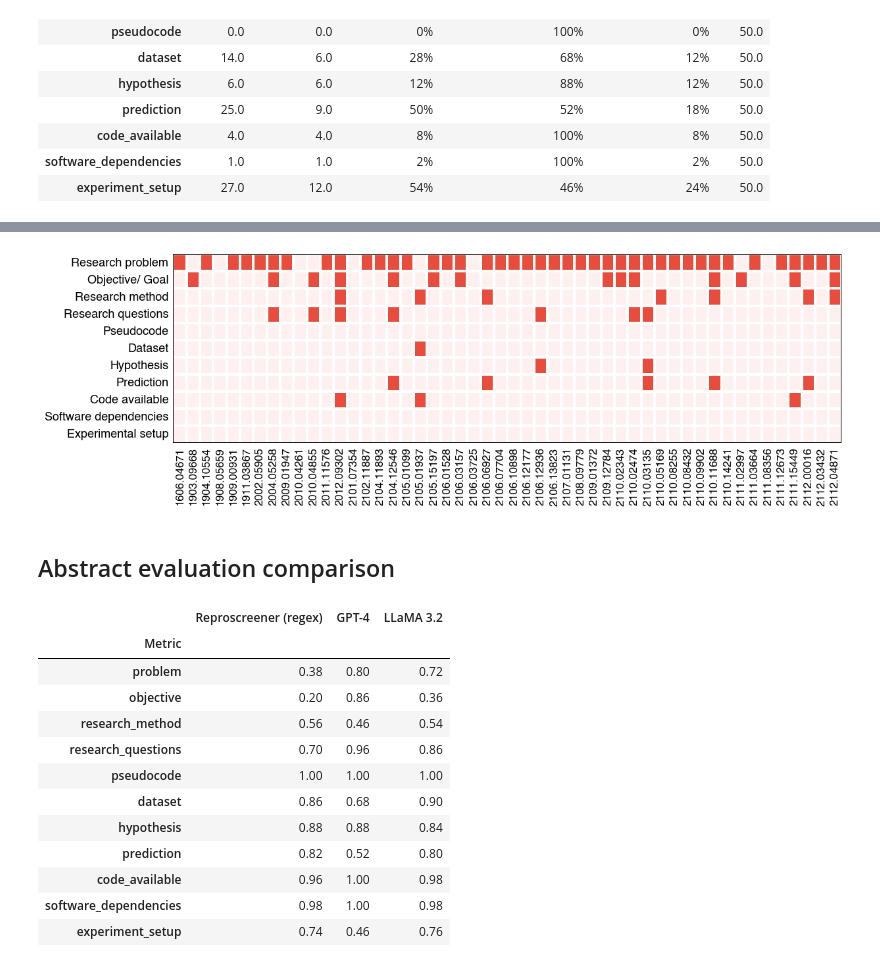
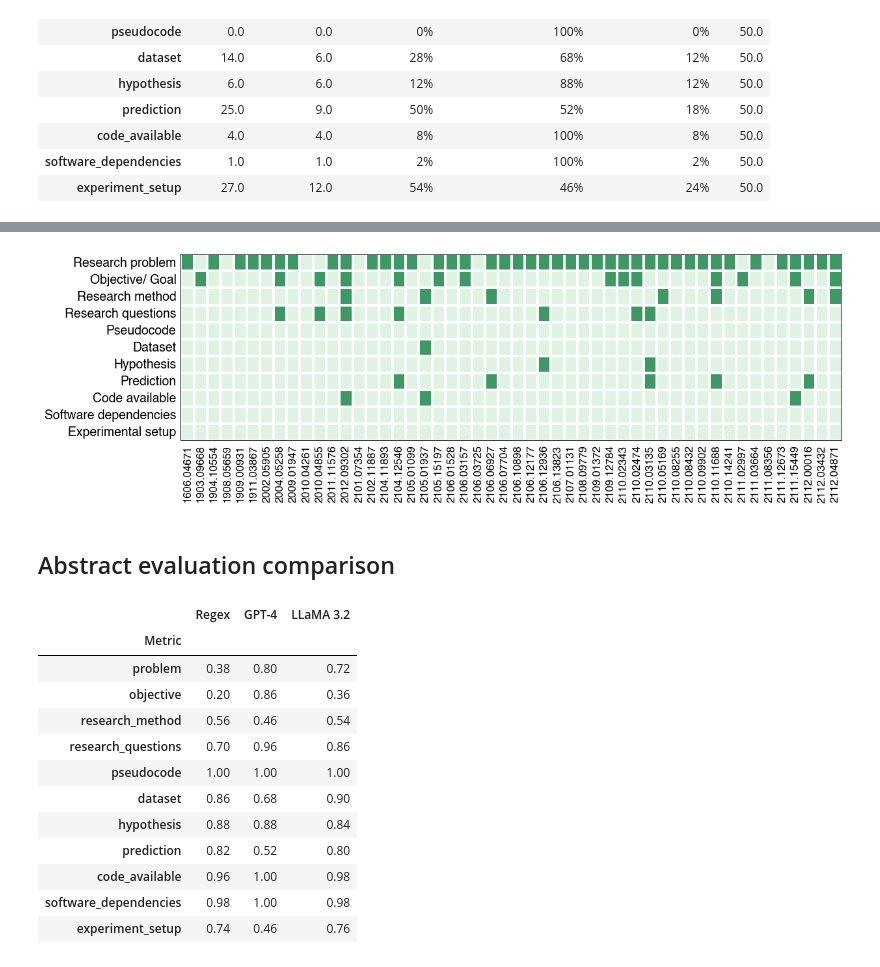
Before and after one commit to Machine-Learning-Pipelines/reproscreener, a Jupyter notebook: docs/manual_evaluation_explorer.ipynb, the cells around one changed output, grey strips where cells are left out. Drawn from its saved outputs; the diff is of its cells as text; code cells hidden in the pictures.

```diff
--- a/docs/manual_evaluation_explorer.ipynb
+++ b/docs/manual_evaluation_explorer.ipynb
@@ -68,7 +68,7 @@ plt.rcParams['font.sans-serif'] = ['Helvetica','IBM Plex Sans', 'Inter', 'Fira S
 # plt.rcParams['font.weight'] = 'medium'
 # plt.rcParams['font.size'] = 12
 # color to #343A40
-plt.rcParams['text.color'] = '#343A40'
+plt.rcParams['text.color'] = '#1E1E1E'
 # plt.rcParams['font.sans-serif'] = prop.get_name()
 thesis_figures_dir = "../../USCthesis/figures/"
 current_figures_dir = "../reports/figures/"
@@ -369,37 +369,38 @@ def plot_heatmap_llama(metrics_display_map):
     heatmap_df.index = [metrics_display_map.get(m, m.replace("_", " ").title()) for m in heatmap_df.index]
 
     # Two-color scheme (empty, filled)
-    custom_cmap = ListedColormap(["#FFF0F0", "#E74C3C"])
+    # custom_cmap = ListedColormap(["#FFF0F0", "#E74C3C"])
+    custom_cmap = ListedColormap(["#DFF3E3", "#3D9963"])
 
     fig, ax = plt.subplots(figsize=(12, 4), tight_layout={"pad": 1.5})
 
     # Black frame
     ax.axhline(y=0, color="k", linewidth=1.5)
     ax.axvline(x=0, color="k", linewidth=1.5)
     ax.axhline(y=heatmap_df.shape[0], color="k", linewidth=1.5)
     ax.axvline(x=heatmap_df.shape[1], color="k", linewidth=1.5)
 
     sns.heatmap(heatmap_df, cmap=custom_cmap, cbar=False, linewidths=1.5, ax=ax)
 
     # ax.set(xlabel="Paper", ylabel="Metric")
     # plt.title("LLama 3.2 evaluations on manuscript abstracts")
     ax.set(xlabel="")
     plt.subplots_adjust(top=0.95, left=0.15, right=0.95)
     plt.tight_layout()
     plt.tick_params(axis='both', size=0, pad=5)
 
     for tick in ax.get_xticklabels():
         tick.set_fontsize(12)
     for tick in ax.get_yticklabels():
-        tick.set_fontsize(13)
+        tick.set_fontsize(14)
     plt.savefig(current_figures_dir + "hm_abstract_llama32.png", dpi=1280, bbox_inches="tight")
     plt.savefig(thesis_figures_dir + "hm_abstract_llama32.png", dpi=1280, bbox_inches="tight")
 
     plt.show()
 
 plot_heatmap_llama(metrics_display_map)
 # %% [output]
-[figure, old version]
+[figure, new version]
 # %% [markdown]
 ## Abstract evaluation comparison
 # %%
@@ -409,7 +410,7 @@ abstract_results_gpt4_df.gpt_manual_agreement
 abstract_results_llama32_df.llama32_manual_agreement
 
 merged_agreement_results = pd.DataFrame({
-    'Reproscreener (regex)': abstract_results_regex_df['regex_manual_agreement'],
+    'Regex': abstract_results_regex_df['regex_manual_agreement'],
     'GPT-4': abstract_results_gpt4_df['gpt_manual_agreement'],
     'LLaMA 3.2': abstract_results_llama32_df['llama32_manual_agreement']
 })
@@ -417,7 +418,7 @@ merged_agreement_results.index.name = 'Metric'
 merged_agreement_results_melt = merged_agreement_results.reset_index().melt(id_vars='Metric', var_name='Method', value_name='Agreement')
 merged_agreement_results
 # %% [output]
-|  | Reproscreener (regex) | GPT-4 | LLaMA 3.2 |
+|  | Regex | GPT-4 | LLaMA 3.2 |
 | Metric |  |  |  |
 | problem | 0.38 | 0.80 | 0.72 |
 | objective | 0.20 | 0.86 | 0.36 |
```
Also changed, not shown: parts of 2 cells of this notebook, 4 other files.
